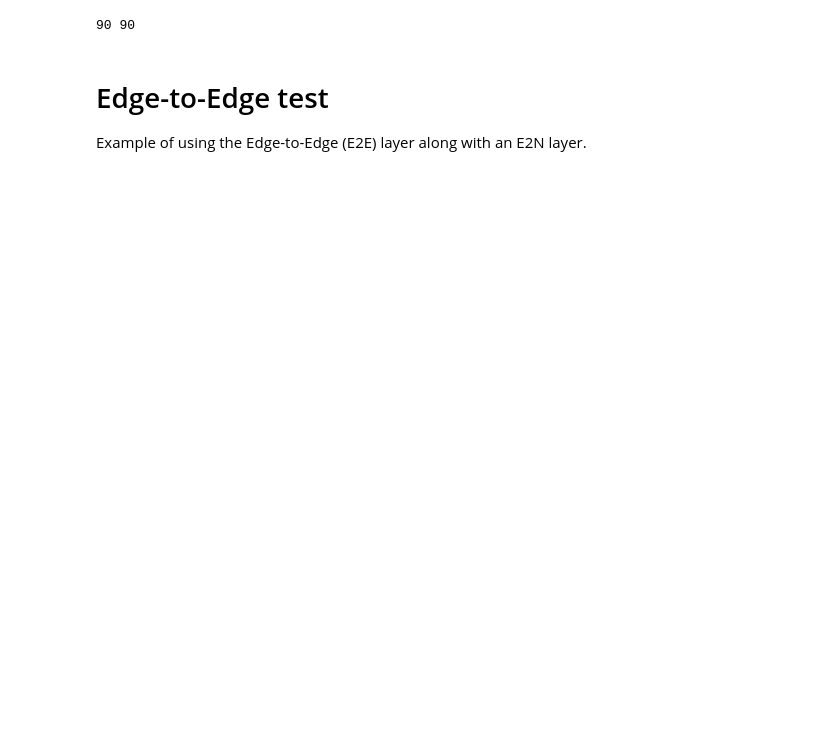
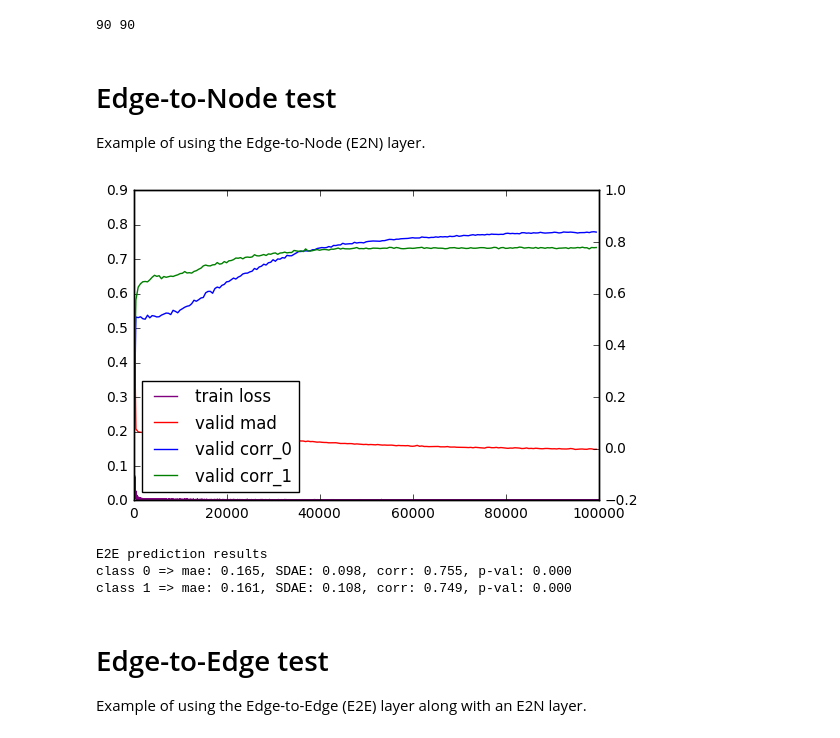
Before and after one commit to jeremykawahara/ann4brains, a Jupyter notebook: examples/brainnetcnn.ipynb, the cells around one changed output. Saved outputs shown, nothing was run; the diff lists cells and outputs as text; code cells hidden in the pictures; blank space fills up the shorter version.

```diff
--- a/examples/brainnetcnn.ipynb
+++ b/examples/brainnetcnn.ipynb
@@ -74,7 +46,7 @@ plt.subplot(1,3,3); plt.imshow(injury.sigs[1], interpolation="None"); plt.colorb
 # %%
 # Generate train, validate, and test data
 np.random.seed(seed=333) # To reproduce results.
-x_train, y_train = injury.generate_injury(n_samples=1000, noise_weight=0.125)
-x_test, y_test = injury.generate_injury(n_samples=1000, noise_weight=0.125)
-x_valid, y_valid = injury.generate_injury(n_samples=1000, noise_weight=0.125)
+x_train, y_train = injury.generate_injury(n_samples=112, noise_weight=0.125)
+x_test, y_test = injury.generate_injury(n_samples=56, noise_weight=0.125)
+x_valid, y_valid = injury.generate_injury(n_samples=56, noise_weight=0.125)
 # %%
@@ -100,3 +72,30 @@ w = x_train.shape[3]
 print(h, w)
 # %% [output]
 90 90
+# %% [markdown]
+<h1>Edge-to-Node test</h1>
+<p>Example of using the Edge-to-Node (E2N) layer.</p>
+# %%
+# Unique name for the model
+net_name = 'E2Nnet_sml'
+
+# Specify the architecture using a list of dictionaries.
+e2n_arch = [
+    ['e2n', # e2n layer
+     {'n_output': 130, # 130 feature maps
+      'kernel_h': h, 'kernel_w': w  # Cross filter of size h x 1 by 1 x w (non-sliding, only on diagonal)
+     }
+    ],
+    ['dropout', {'dropout_ratio': 0.5}], # Dropout with 0.5 dropout rate.
+    ['relu',    {'negative_slope': 0.33}], # Very leaky ReLU.
+    ['fc',      {'n_output': 30}],  # Fully connected/dense (or a Node-to-Graph when applied after e2n) layer
+    ['relu',    {'negative_slope': 0.33}], # Very leaky ReLU
+    ['out',     {'n_output': n_injuries}] # Output layer with two nodes that correspond to the two injuries.
+]
+
+# Create BrainNetCNN model
+E2Nnet_sml = BrainNetCNN(net_name, # Unique model name.
+                         e2n_arch, # List of dictionaries specifying the architecture.
+                         hardware='gpu', # Or 'cpu'.
+                         dir_data='./generated_synthetic_data', # Where to write the data to.
+                        )
@@ -102,0 +111,6 @@ print(h, w)
+# %%
+# Plot the training iterations vs. the training loss, the valid data mean-absolute-difference,
+# and the valid data correlation with predicted and true (y_vald) labels.
+E2Nnet_sml.plot_iter_metrics()
+# %% [output]
+[figure, added]
@@ -103,3 +120,10 @@ print(h, w)
+# %%
+# Compute the metrics.
+E2Nnet_sml.print_results(preds, y_test)
+# %% [output]
+E2E prediction results
+class 0 => mae: 0.165, SDAE: 0.098, corr: 0.755, p-val: 0.000
+class 1 => mae: 0.161, SDAE: 0.108, corr: 0.749, p-val: 0.000
 # %% [markdown]
 <h1>Edge-to-Edge test</h1>
 <p>Example of using the Edge-to-Edge (E2E) layer along with an E2N layer.</p>
```
Also changed, not shown: parts of 17 cells of this notebook, 13 other files.
